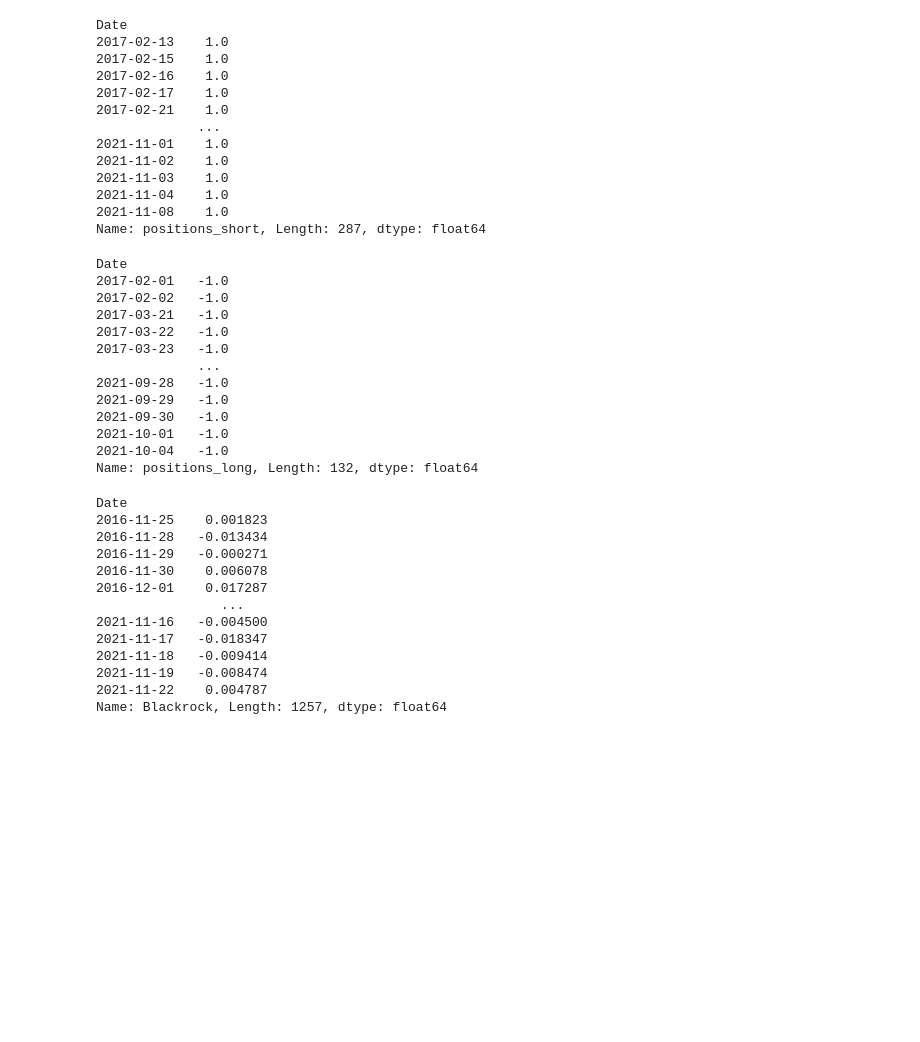
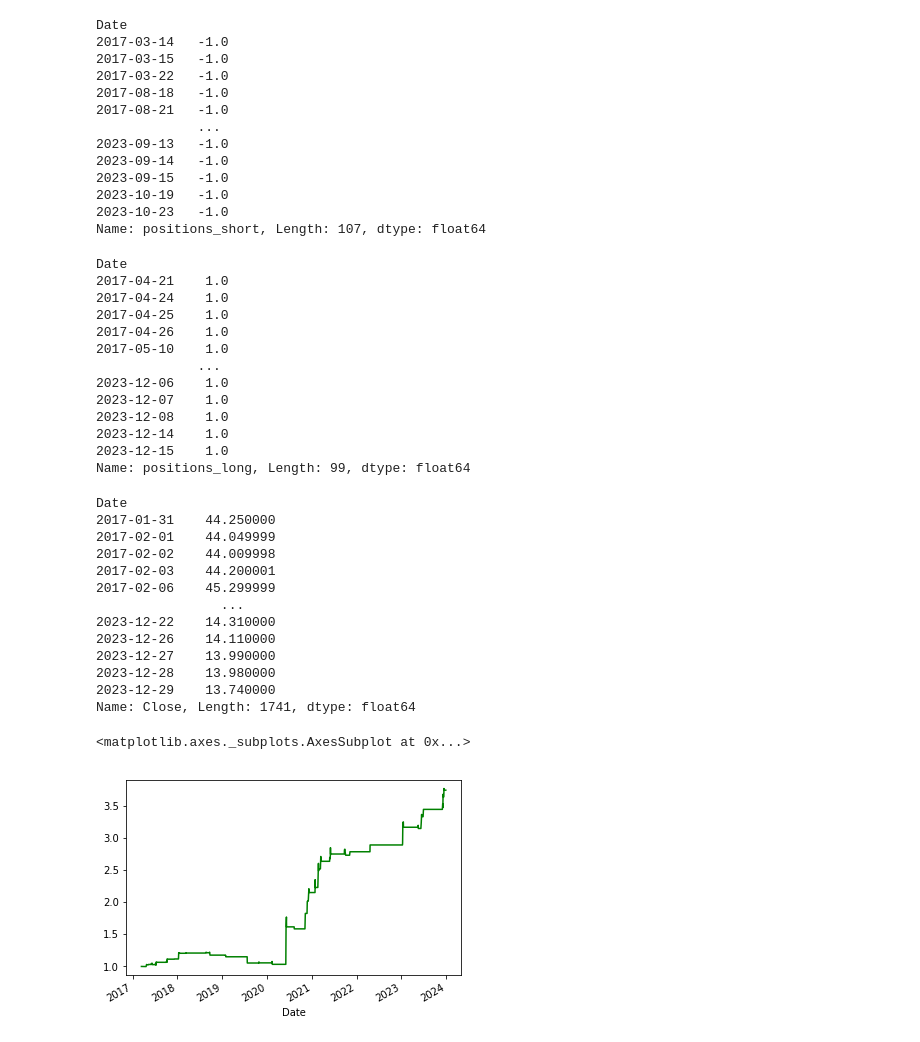
Before and after one commit to nafissaad/Tutorial1, a Jupyter notebook: Tutorial/Python for finance/QuantProgram/Trend following strategy .ipynb, the cells around one changed output. Drawn from its saved outputs; the diff is of its cells as text; code cells hidden in the pictures; blank space fills up the shorter version.

```diff
--- a/Tutorial/Python for finance/QuantProgram/Trend following strategy .ipynb
+++ b/Tutorial/Python for finance/QuantProgram/Trend following strategy .ipynb
@@ -87,49 +108,55 @@ df
 # %%
-df[df['positions_short']==1]['positions_short']
+df[df['positions_short']==-1]['positions_short']
 # %% [output]
 Date
-2017-02-13    1.0
-2017-02-15    1.0
-2017-02-16    1.0
-2017-02-17    1.0
-2017-02-21    1.0
+2017-03-14   -1.0
+2017-03-15   -1.0
+2017-03-22   -1.0
+2017-08-18   -1.0
+2017-08-21   -1.0
              ...
-2021-11-01    1.0
-2021-11-02    1.0
-2021-11-03    1.0
-2021-11-04    1.0
-2021-11-08    1.0
-Name: positions_short, Length: 287, dtype: float64
+2023-09-13   -1.0
+2023-09-14   -1.0
+2023-09-15   -1.0
+2023-10-19   -1.0
+2023-10-23   -1.0
+Name: positions_short, Length: 107, dtype: float64
 # %%
-df[df['positions_long']==-1]['positions_long']
+df[df['positions_long']==1]['positions_long']
 # %% [output]
 Date
-2017-02-01   -1.0
-2017-02-02   -1.0
-2017-03-21   -1.0
-2017-03-22   -1.0
-2017-03-23   -1.0
+2017-04-21    1.0
+2017-04-24    1.0
+2017-04-25    1.0
+2017-04-26    1.0
+2017-05-10    1.0
              ...
-2021-09-28   -1.0
-2021-09-29   -1.0
-2021-09-30   -1.0
-2021-10-01   -1.0
-2021-10-04   -1.0
-Name: positions_long, Length: 132, dtype: float64
+2023-12-06    1.0
+2023-12-07    1.0
+2023-12-08    1.0
+2023-12-14    1.0
+2023-12-15    1.0
+Name: positions_long, Length: 99, dtype: float64
 # %%
-df['Blackrock'].pct_change().dropna()
+df[df.columns[1]]#.pct_change().dropna()
 # %% [output]
 Date
-2016-11-25    0.001823
-2016-11-28   -0.013434
-2016-11-29   -0.000271
-2016-11-30    0.006078
-2016-12-01    0.017287
+2017-01-31    44.250000
+2017-02-01    44.049999
+2017-02-02    44.009998
+2017-02-03    44.200001
+2017-02-06    45.299999
                 ...
-2021-11-16   -0.004500
-2021-11-17   -0.018347
-2021-11-18   -0.009414
-2021-11-19   -0.008474
-2021-11-22    0.004787
-Name: Blackrock, Length: 1257, dtype: float64
+2023-12-22    14.310000
+2023-12-26    14.110000
+2023-12-27    13.990000
+2023-12-28    13.980000
+2023-12-29    13.740000
+Name: Close, Length: 1741, dtype: float64
+# %%
+r=df['positions_long']*df[df.columns[1]].pct_change().dropna()
+(1+r).cumprod().plot(color='g')
+# %% [output]
+<matplotlib.axes._subplots.AxesSubplot at 0x...>
+[figure, added]
 # %%
```
Also changed, not shown: parts of 13 cells of this notebook.
